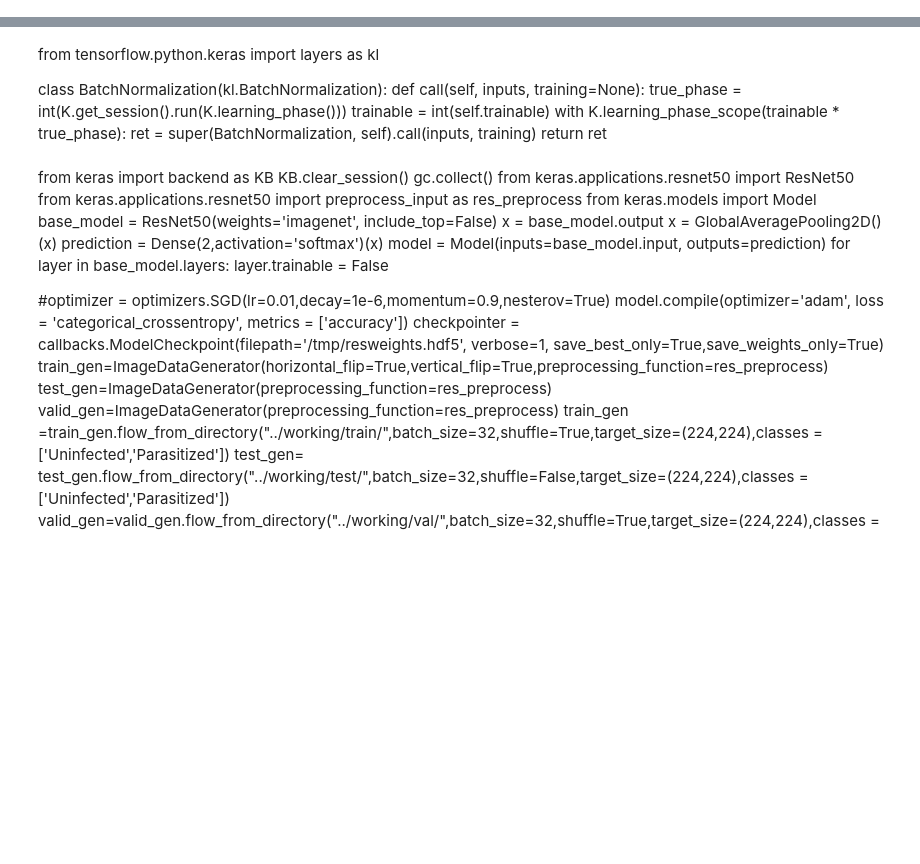
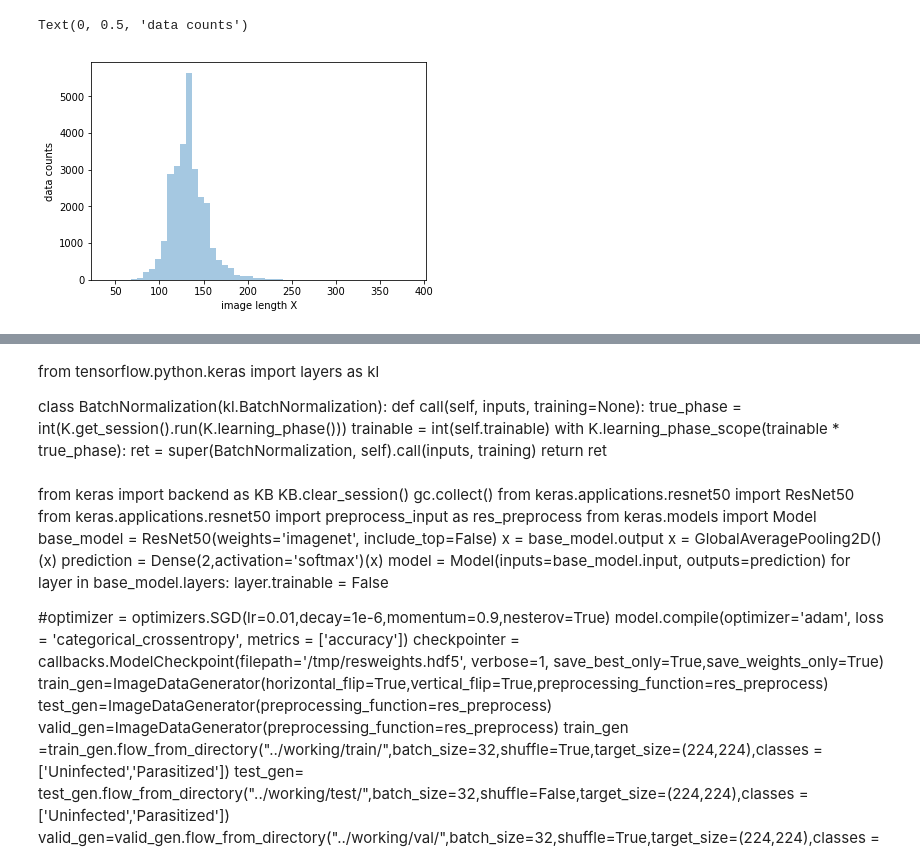
Before and after one commit to vcrice/udacity_project, a Jupyter notebook: capstone_project/capstone_notebook.ipynb, the cells around one changed output, grey strips where cells are left out. Drawn from its saved outputs; the diff is of its cells as text; code cells hidden in the pictures; blank space fills up the shorter version.

```diff
--- a/capstone_project/capstone_notebook.ipynb
+++ b/capstone_project/capstone_notebook.ipynb
@@ -62,0 +92,27 @@ for path in os.listdir("../input/cell_images/cell_images/Uninfected/"):
+# %%
+# load data sets check it's size distribution statistic
+gc.collect()
+data_size_x = []
+data_size_y = []
+for path in os.listdir("../input/cell_images/cell_images/Parasitized/"):
+    if path.split('.')[1]=='png':
+        img = cv2.imread("../input/cell_images/cell_images/Parasitized/"+path)
+        img_array = img_to_array(img)
+        data_size_x.append(img_array.shape[0])
+        data_size_y.append(img_array.shape[1])
+for path in os.listdir("../input/cell_images/cell_images/Uninfected/"):
+    if path.split('.')[1]=='png':
+        img = cv2.imread("../input/cell_images/cell_images/Uninfected/"+path)
+        img_array = img_to_array(img)
+        data_size_x.append(img_array.shape[0])
+        data_size_y.append(img_array.shape[1])
+data_size_x = np.array(data_size_x)
+data_size_y = np.array(data_size_y)
+# %%
+import seaborn as sns
+sns.distplot(data_size_x,kde=False) # plot size ditribution
+plt.xlabel('image length X')
+plt.ylabel('data counts')
+# %% [output]
+Text(0, 0.5, 'data counts')
+[figure, added]
```
Also changed, not shown: parts of 32 cells of this notebook.
